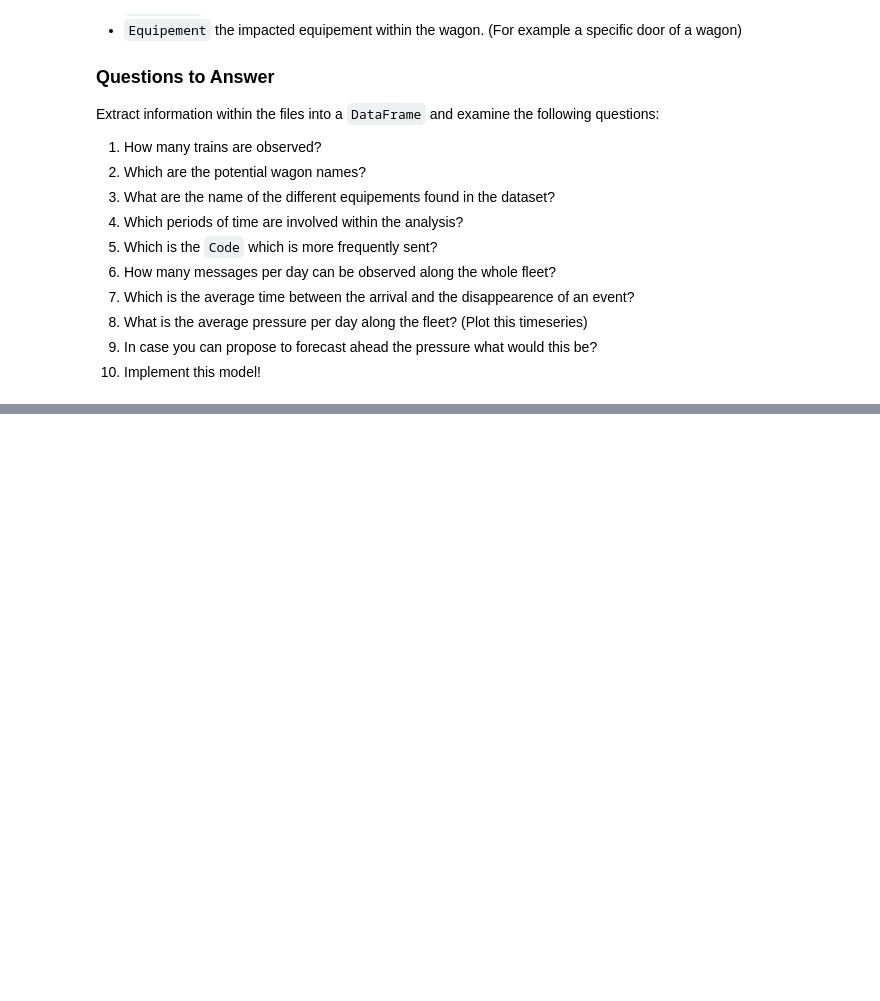
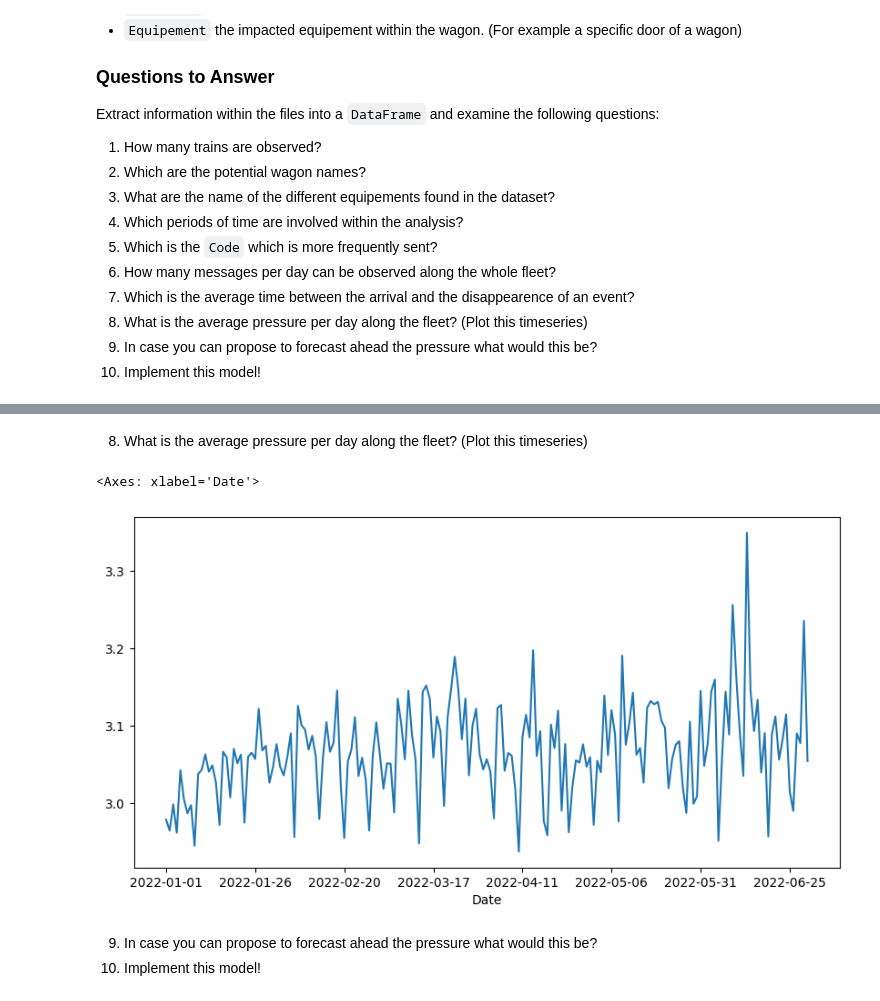
Before and after one commit to aladinoster/datascience-exercises, a Jupyter notebook: notebook-practice.ipynb, the cells around one changed output, grey strips where cells are left out. Saved outputs shown, nothing was run; the diff lists cells and outputs as text; code cells hidden in the pictures; blank space fills up the shorter version.

```diff
--- a/notebook-practice.ipynb
+++ b/notebook-practice.ipynb
@@ -44,0 +154,12 @@ Extract information within the files into a `DataFrame` and examine the followin
+# %% [markdown]
+8. What is the average pressure per day along the fleet? (Plot this timeseries)
+# %%
+import numpy as np
+f, ax = plt.subplots(figsize=(10,5))
+df.replace({"-":np.nan}).astype({"Pressure":"float64"}).groupby("Date")["Pressure"].mean().plot(ax=ax)
+# %% [output]
+<Axes: xlabel='Date'>
+[figure, added]
+# %% [markdown]
+9. In case you can propose to forecast ahead the pressure what would this be?
+10. Implement this model!
```
Also changed, not shown: parts of 14 cells of this notebook.
